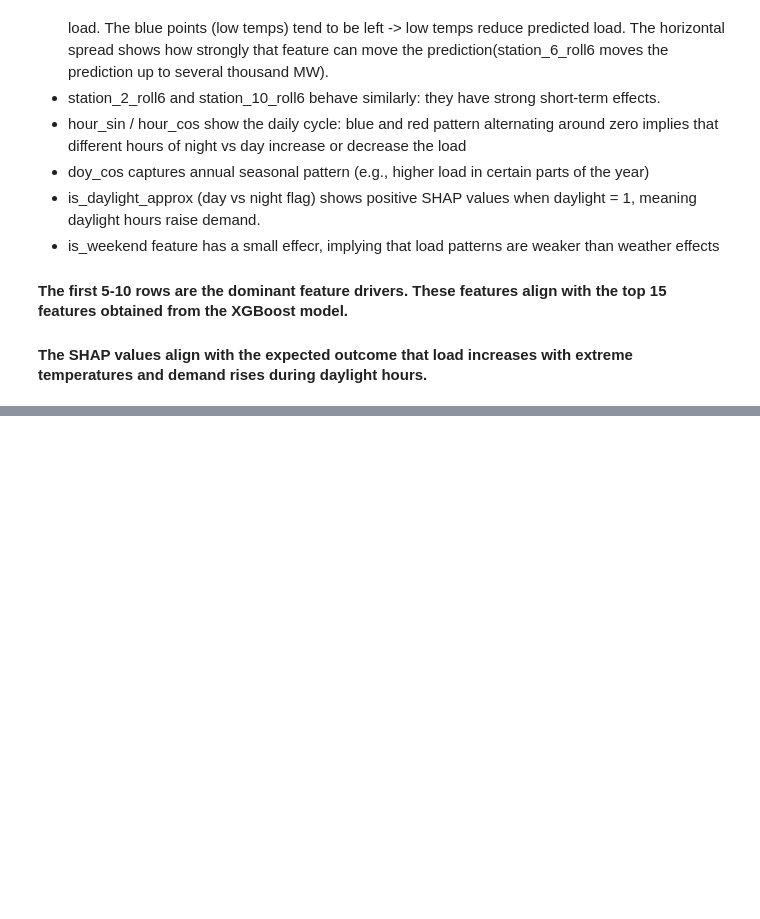
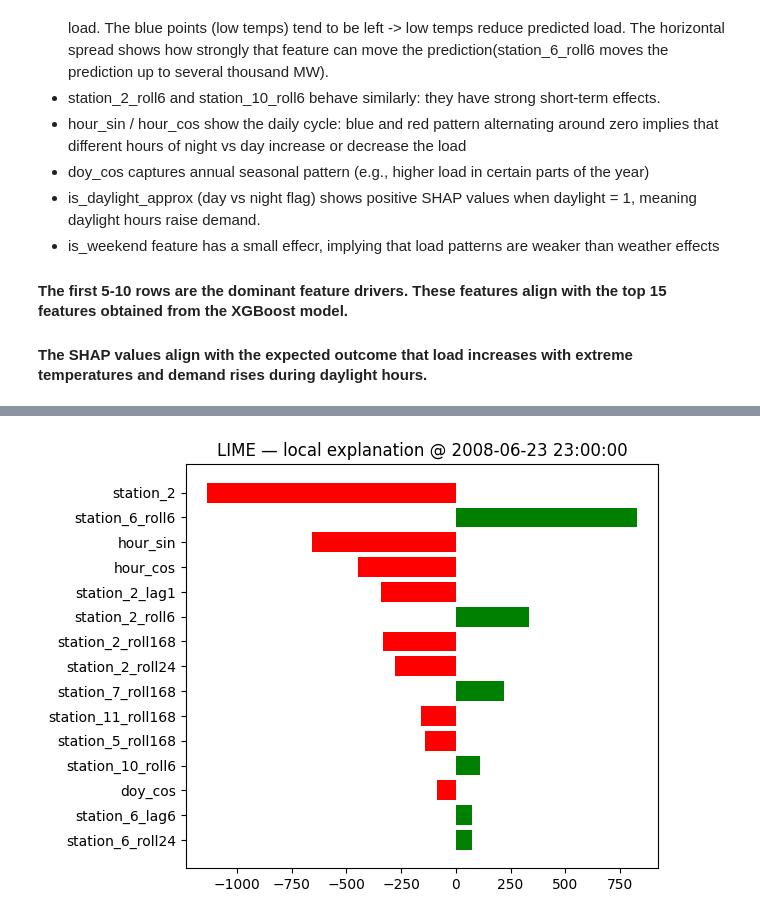
Before and after one commit to Mesh-AI/explainable_ai, a Jupyter notebook: code/testing.ipynb, the cells around one changed output, grey strips where cells are left out. Saved outputs shown, nothing was run; the diff lists cells and outputs as text; code cells hidden in the pictures; blank space fills up the shorter version.

Commit message:
implemented LIME

```diff
--- a/code/testing.ipynb
+++ b/code/testing.ipynb
@@ -1121,3 +1129,99 @@ The horizontal spread shows how strongly that feature can move the prediction(st
 
 plt.figure(); shap.summary_plot(shap_values, X_shap, plot_type="bar", show=False); plt.savefig("shap_importance_bar.png", dpi=160, bbox_inches="tight")
 plt.figure(); shap.summary_plot(shap_values, X_shap, show=False); plt.savefig("shap_beeswarm.png", dpi=160, bbox_inches="tight")
+# %%
+# === Apply LIME for local interpretability ===
+# LIME is slower than SHAP but can provide local explanations for individual predictions
+
+# no need for sanity checks, as the X_train, X_test, y_test, and xgb previously created are constructed from zone 1 only
+
+# Convert to numpy for LIME; keep feature names
+feature_names = list(X_train.columns) if hasattr(X_train, "columns") else [f"f{i}" for i in range(X_train.shape[1])]
+Xtr_np = X_train.values if hasattr(X_train, "values") else np.asarray(X_train)
+Xte_np = X_test.values  if hasattr(X_test, "values")  else np.asarray(X_test)
+
+# 1) Build LIME explainer on the TRAIN distribution
+explainer_lime = LimeTabularExplainer(
+    training_data=Xtr_np,
+    feature_names=feature_names,
+    mode="regression",
+    discretize_continuous=False   # keep features continuous (good for tree models)
+)
+
+# 2) Explain a single prediction: by default, the last timestamp in the test set
+idx = -1
+instance_x = Xte_np[idx]
+ts_label  = X_test.index[idx] if hasattr(X_test, "index") else f"row {len(X_test)+idx}"
+true_y    = float(y_test.iloc[idx] if hasattr(y_test, "iloc") else y_test[idx])
+pred_y    = float(xgb.predict(X_test.iloc[[idx]])[0] if hasattr(X_test, "iloc") else xgb.predict(X_test[[idx]])[0])
+
+exp = explainer_lime.explain_instance(
+    data_row=instance_x,
+    predict_fn=xgb.predict,
+    num_features=15,      # top-K local drivers
+)
+
+print(f"\n[LIME] Local explanation @ {ts_label}")
+print(f"  True load: {true_y:.2f} | Pred load: {pred_y:.2f}")
+for feat, weight in exp.as_list():
+    print(f"  {feat:40s} {weight:+.3f}")
+
+fig = exp.as_pyplot_figure()
+plt.title(f"LIME — local explanation @ {ts_label}")
+plt.tight_layout()
+plt.show()
+
+# 3) (Optional) Explain the worst absolute error in the test set
+pred_test = xgb.predict(X_test)
+if hasattr(y_test, "index"):
+    pred_series = pd.Series(pred_test, index=y_test.index)
+    abs_err = (y_test - pred_series).abs()
+    worst_ts = abs_err.idxmax()
+    ix_worst = X_test.index.get_loc(worst_ts)
+    instance_worst = Xte_np[ix_worst]
+    true_w = float(y_test.loc[worst_ts])
+    pred_w = float(pred_series.loc[worst_ts])
+    label_worst = worst_ts
+else:
+    abs_err = np.abs(y_test - pred_test)
+    ix_worst = int(np.argmax(abs_err))
+    instance_worst = Xte_np[ix_worst]
+    true_w = float(y_test[ix_worst])
+    pred_w = float(pred_test[ix_worst])
+    label_worst = f"row {ix_worst}"
+
+exp_worst = explainer_lime.explain_instance(
+    data_row=instance_worst,
+    predict_fn=xgb.predict,
+    num_features=15
+)
+
+print(f"\n[LIME] WORST error explanation @ {label_worst}")
+print(f"  True load: {true_w:.2f} | Pred load: {pred_w:.2f} | Abs err: {abs(pred_w-true_w):.2f}")
+for feat, weight in exp_worst.as_list():
+    print(f"  {feat:40s} {weight:+.3f}")
+
+fig2 = exp_worst.as_pyplot_figure()
+plt.title(f"LIME — worst error @ {label_worst}")
+plt.tight_layout()
+plt.show()
+
+# 4) (Optional) Batch a few more timestamps to compare explanations
+# pick a few representative indices (morning peak, evening, weekend, holiday, etc.)
+def explain_at(i: int):
+    row = Xte_np[i]
+    ts  = X_test.index[i] if hasattr(X_test, "index") else f"row {i}"
+    exp_i = explainer_lime.explain_instance(row, xgb.predict, num_features=10)
+    print(f"\n[LIME] @ {ts}")
+    for feat, weight in exp_i.as_list():
+        print(f"  {feat:40s} {weight:+.3f}")
+    _ = exp_i.as_pyplot_figure(); plt.title(f"LIME @ {ts}"); plt.tight_layout(); plt.show()
+
+# Save the local explanation & worst error to PNG
+fig.savefig(f"lime_explanation_zone1_{ts_label:%Y%m%d_%H%M}.png", dpi=200, bbox_inches="tight")
+fig2.savefig(f"lime_worst_error_zone1_{label_worst:%Y%m%d_%H%M}.png" if isinstance(label_worst, pd.Timestamp) else f"lime_worst_error_zone1_{label_worst}.png", dpi=200, bbox_inches="tight")
+
+# explain_at(0)          # first in test set
+# explain_at(len(X_test)//2)  # middle of test set
+# explain_at(H-1)        # last in test set (H=168)
+# %% [output]
@@ -1123,0 +1245 @@ plt.figure(); shap.summary_plot(shap_values, X_shap, show=False); plt.savefig("s
+[figure, added]
```
Also changed, not shown: parts of 5 cells of this notebook, 2 other files.
